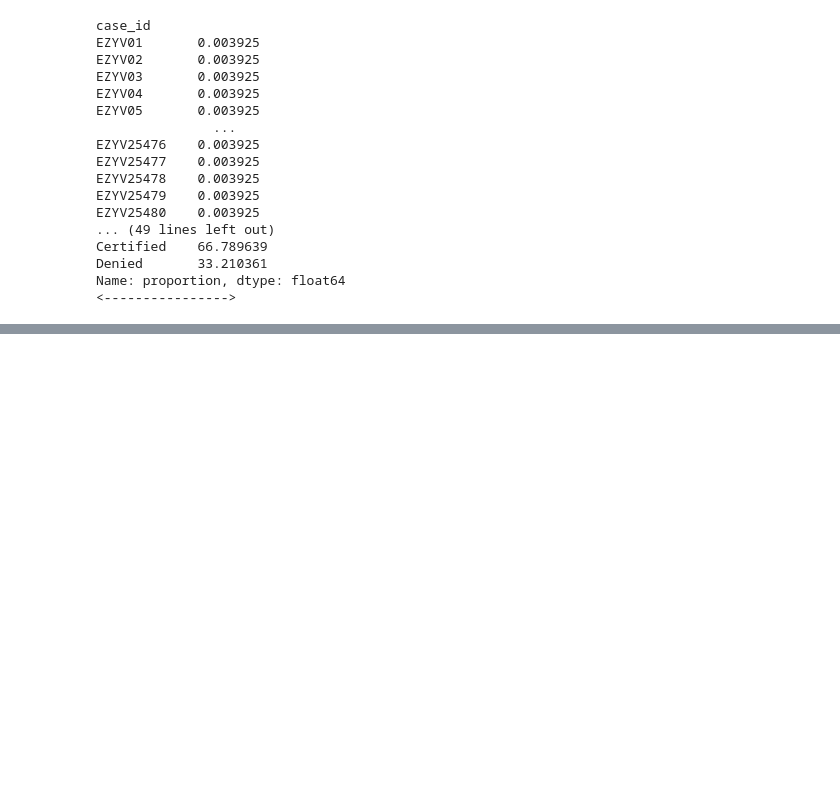
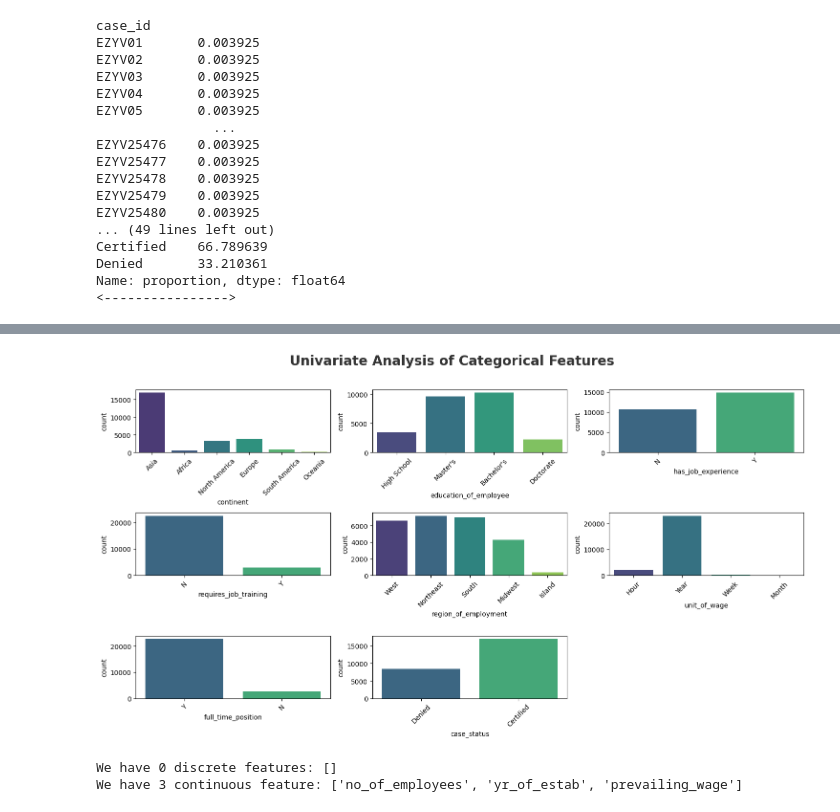
Before and after one commit to WajidKarimm/Visa_Approval-End-to-End-Project, a Jupyter notebook: notebook/EDA_US_visa.ipynb, the cells around one changed output, grey strips where cells are left out. Drawn from its saved outputs; the diff is of its cells as text; code cells hidden in the pictures; blank space fills up the shorter version.

```diff
--- a/notebook/EDA_US_visa.ipynb
+++ b/notebook/EDA_US_visa.ipynb
@@ -109,0 +125,35 @@ Name: proportion, dtype: float64
+# %%
+import matplotlib.pyplot as plt
+import seaborn as sns
+
+# Safely remove 'case_id' if present
+if 'case_id' in categorical_feature:
+    categorical_feature.remove('case_id')
+
+# Create figure
+plt.figure(figsize=(15, 8))
+plt.suptitle('Univariate Analysis of Categorical Features',
+             fontsize=20, fontweight='bold', alpha=0.8, y=1.02)
+
+# Loop through categorical features
+for i in range(len(categorical_feature)):
+    plt.subplot(3, 3, i + 1)  # Adjust grid size based on number of features
+    sns.countplot(x=df[categorical_feature[i]], palette="viridis")
+    plt.xlabel(categorical_feature[i], fontsize=10)
+    plt.xticks(rotation=45)
+
+plt.tight_layout()
+plt.show()
+# %% [output]
+[figure, added]
+# %%
+discrete_feature = [feature for feature in numeric_feature if len(df[feature].unique())<=25]
+
+continuous_feature = [feature for feature in numeric_feature if len(df[feature])> 25]
+
+print('We have {} discrete features: {}'.format(len(discrete_feature), discrete_feature))
+
+print('We have {} continuous feature: {}'.format(len(continuous_feature), continuous_feature))
+# %% [output]
+We have 0 discrete features: []
+We have 3 continuous feature: ['no_of_employees', 'yr_of_estab', 'prevailing_wage']
```
Also changed, not shown: parts of 1 cell of this notebook.
